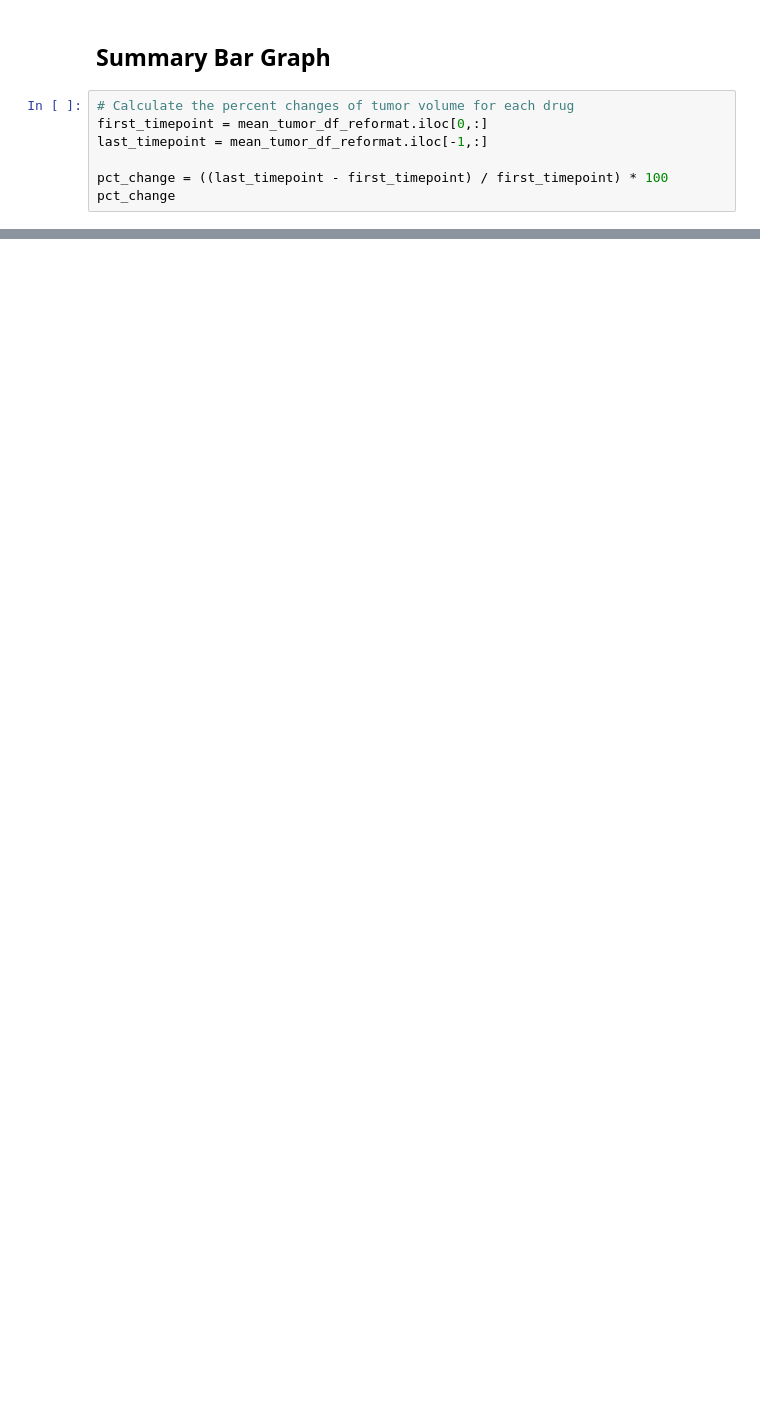
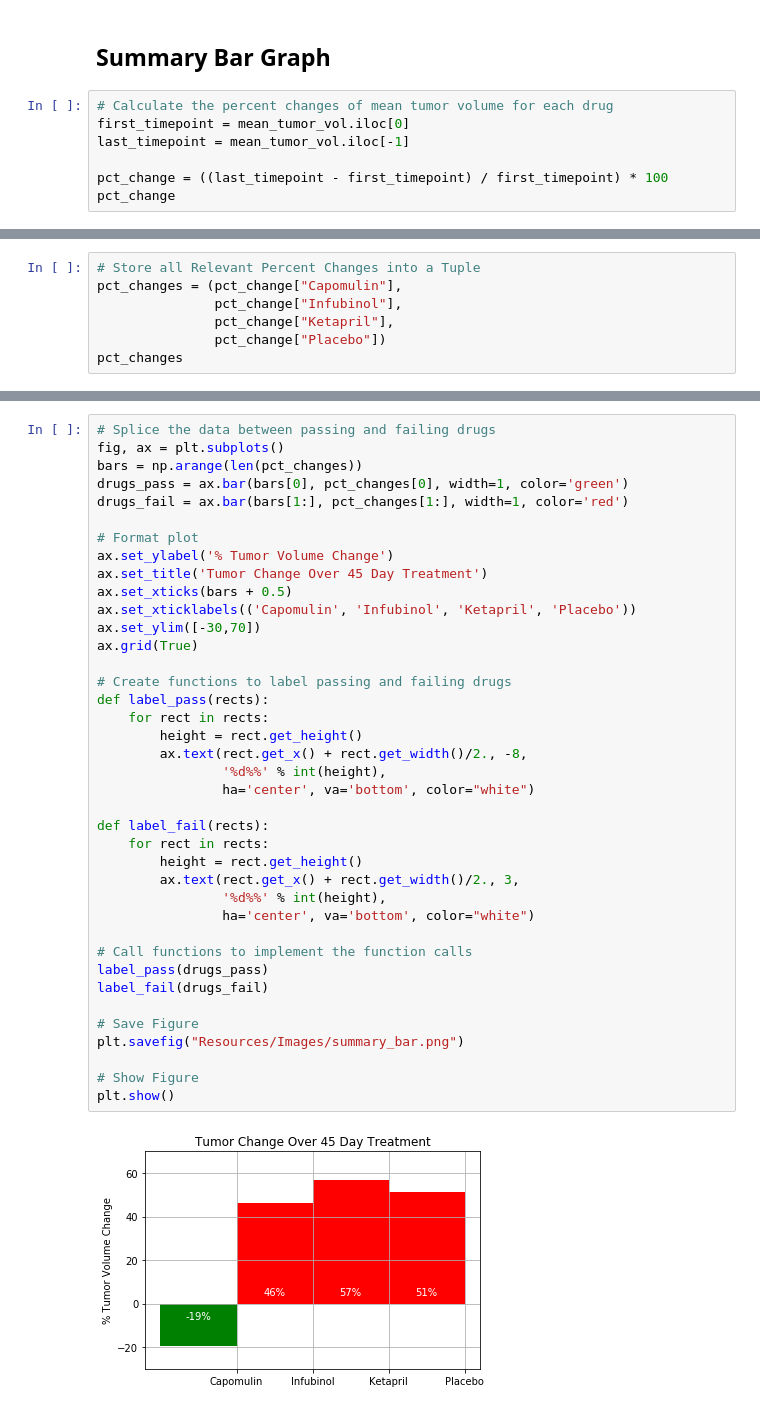
Before and after one commit to lorijta92/Matplotlib-Pharmaceuticals, a Jupyter notebook: pymaceuticals.ipynb, the cells around one changed output, grey strips where cells are left out. Saved outputs shown, nothing was run; the diff lists cells and outputs as text; blank space fills up the shorter version.

```diff
--- a/pymaceuticals.ipynb
+++ b/pymaceuticals.ipynb
@@ -290,9 +292,9 @@ plt.show()
 # %% [markdown]
 ## Summary Bar Graph
 # %%
-# Calculate the percent changes of tumor volume for each drug
-first_timepoint = mean_tumor_df_reformat.iloc[0,:]
-last_timepoint = mean_tumor_df_reformat.iloc[-1,:]
+# Calculate the percent changes of mean tumor volume for each drug
+first_timepoint = mean_tumor_vol.iloc[0]
+last_timepoint = mean_tumor_vol.iloc[-1]
 
 pct_change = ((last_timepoint - first_timepoint) / first_timepoint) * 100
 pct_change
@@ -319,0 +314,7 @@ fig.show()
+# %%
+# Store all Relevant Percent Changes into a Tuple
+pct_changes = (pct_change["Capomulin"],
+               pct_change["Infubinol"],
+               pct_change["Ketapril"],
+               pct_change["Placebo"])
+pct_changes
@@ -319,0 +323,41 @@ fig.show()
+# %%
+# Splice the data between passing and failing drugs
+fig, ax = plt.subplots()
+bars = np.arange(len(pct_changes))
+drugs_pass = ax.bar(bars[0], pct_changes[0], width=1, color='green')
+drugs_fail = ax.bar(bars[1:], pct_changes[1:], width=1, color='red')
+
+# Format plot
+ax.set_ylabel('% Tumor Volume Change')
+ax.set_title('Tumor Change Over 45 Day Treatment')
+ax.set_xticks(bars + 0.5)
+ax.set_xticklabels(('Capomulin', 'Infubinol', 'Ketapril', 'Placebo'))
+ax.set_ylim([-30,70])
+ax.grid(True)
+
+# Create functions to label passing and failing drugs
+def label_pass(rects):
+    for rect in rects:
+        height = rect.get_height()
+        ax.text(rect.get_x() + rect.get_width()/2., -8,
+                '%d%%' % int(height),
+                ha='center', va='bottom', color="white")
+
+def label_fail(rects):
+    for rect in rects:
+        height = rect.get_height()
+        ax.text(rect.get_x() + rect.get_width()/2., 3,
+                '%d%%' % int(height),
+                ha='center', va='bottom', color="white")
+
+# Call functions to implement the function calls
+label_pass(drugs_pass)
+label_fail(drugs_fail)
+
+# Save Figure
+plt.savefig("Resources/Images/summary_bar.png")
+
+# Show Figure
+plt.show()
+# %% [output]
+[figure, added]
```
Also changed, not shown: parts of 4 cells of this notebook, 1 other file.
